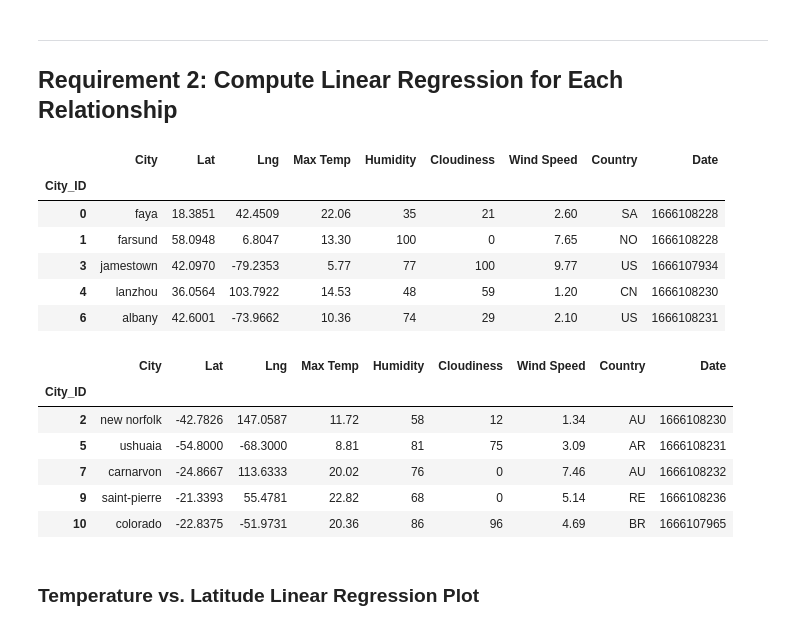
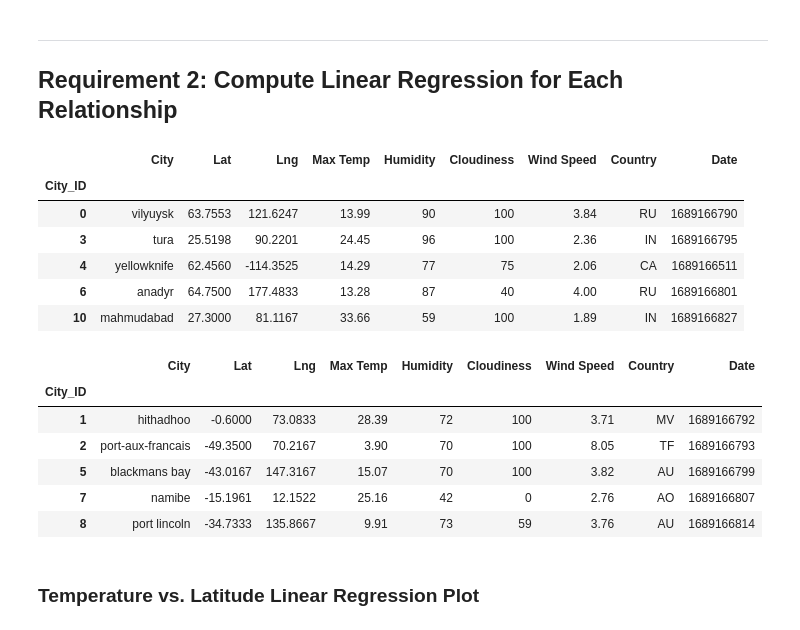
Before and after one commit to tpisel/python-api-challenge, a Jupyter notebook: WeatherPy/WeatherPy.ipynb, the cells around one changed output. Cells and saved outputs as stored; diff of their text form; code cells hidden in the pictures.

```diff
--- a/WeatherPy/WeatherPy.ipynb
+++ b/WeatherPy/WeatherPy.ipynb
@@ -266,30 +302,30 @@ plt.show()
 # %%
 # Create a DataFrame with the Northern Hemisphere data (Latitude >= 0)
-# YOUR CODE HERE
+northern_hemi_df = city_data_df[city_data_df['Lat']>=0]
 
 # Display sample data
 northern_hemi_df.head()
 # %% [output]
 |  | City | Lat | Lng | Max Temp | Humidity | Cloudiness | Wind Speed | Country | Date |
 | City_ID |  |  |  |  |  |  |  |  |  |
-| 0 | faya | 18.3851 | 42.4509 | 22.06 | 35 | 21 | 2.60 | SA | 1666108228 |
-| 1 | farsund | 58.0948 | 6.8047 | 13.30 | 100 | 0 | 7.65 | NO | 1666108228 |
-| 3 | jamestown | 42.0970 | -79.2353 | 5.77 | 77 | 100 | 9.77 | US | 1666107934 |
-| 4 | lanzhou | 36.0564 | 103.7922 | 14.53 | 48 | 59 | 1.20 | CN | 1666108230 |
-| 6 | albany | 42.6001 | -73.9662 | 10.36 | 74 | 29 | 2.10 | US | 1666108231 |
+| 0 | vilyuysk | 63.7553 | 121.6247 | 13.99 | 90 | 100 | 3.84 | RU | 1689166790 |
+| 3 | tura | 25.5198 | 90.2201 | 24.45 | 96 | 100 | 2.36 | IN | 1689166795 |
+| 4 | yellowknife | 62.4560 | -114.3525 | 14.29 | 77 | 75 | 2.06 | CA | 1689166511 |
+| 6 | anadyr | 64.7500 | 177.4833 | 13.28 | 87 | 40 | 4.00 | RU | 1689166801 |
+| 10 | mahmudabad | 27.3000 | 81.1167 | 33.66 | 59 | 100 | 1.89 | IN | 1689166827 |
 # %%
 # Create a DataFrame with the Southern Hemisphere data (Latitude < 0)
-# YOUR CODE HERE
+southern_hemi_df = city_data_df[city_data_df['Lat']<0]
 
 # Display sample data
 southern_hemi_df.head()
 # %% [output]
 |  | City | Lat | Lng | Max Temp | Humidity | Cloudiness | Wind Speed | Country | Date |
 | City_ID |  |  |  |  |  |  |  |  |  |
-| 2 | new norfolk | -42.7826 | 147.0587 | 11.72 | 58 | 12 | 1.34 | AU | 1666108230 |
-| 5 | ushuaia | -54.8000 | -68.3000 | 8.81 | 81 | 75 | 3.09 | AR | 1666108231 |
-| 7 | carnarvon | -24.8667 | 113.6333 | 20.02 | 76 | 0 | 7.46 | AU | 1666108232 |
-| 9 | saint-pierre | -21.3393 | 55.4781 | 22.82 | 68 | 0 | 5.14 | RE | 1666108236 |
-| 10 | colorado | -22.8375 | -51.9731 | 20.36 | 86 | 96 | 4.69 | BR | 1666107965 |
+| 1 | hithadhoo | -0.6000 | 73.0833 | 28.39 | 72 | 100 | 3.71 | MV | 1689166792 |
+| 2 | port-aux-francais | -49.3500 | 70.2167 | 3.90 | 70 | 100 | 8.05 | TF | 1689166793 |
+| 5 | blackmans bay | -43.0167 | 147.3167 | 15.07 | 70 | 100 | 3.82 | AU | 1689166799 |
+| 7 | namibe | -15.1961 | 12.1522 | 25.16 | 42 | 0 | 2.76 | AO | 1689166807 |
+| 8 | port lincoln | -34.7333 | 135.8667 | 9.91 | 73 | 59 | 3.76 | AU | 1689166814 |
 # %% [markdown]
 ###  Temperature vs. Latitude Linear Regression Plot
```
Also changed, not shown: parts of 36 cells of this notebook, 5 other files.
